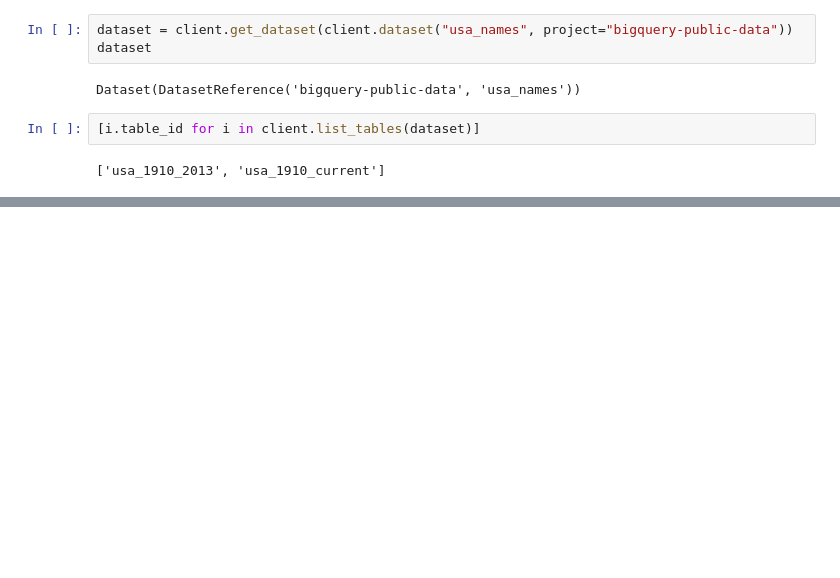
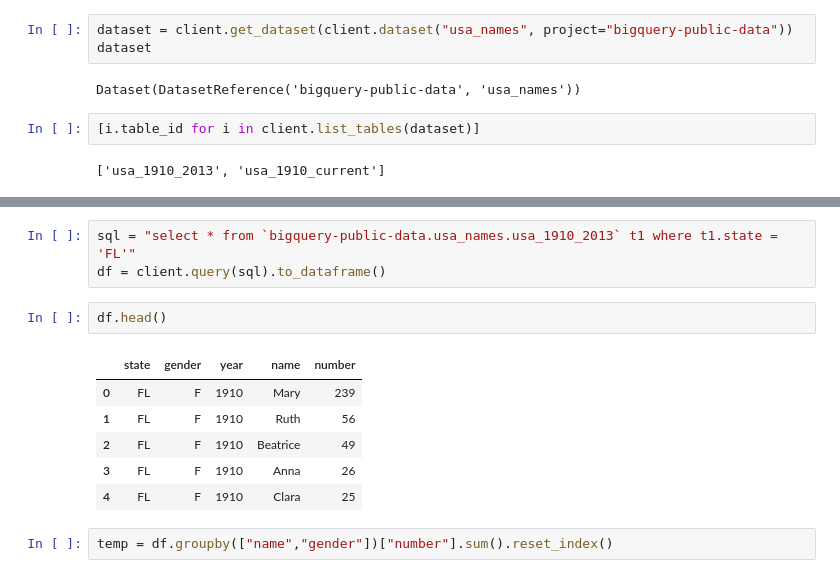
Before and after one commit to KimByoungmo/study_repos, a Jupyter notebook: python/kaggle/bigquery_example/bigquery_3.ipynb, the cells around one changed output, grey strips where cells are left out. Saved outputs shown, nothing was run; the diff lists cells and outputs as text; blank space fills up the shorter version.

```diff
--- a/python/kaggle/bigquery_example/bigquery_3.ipynb
+++ b/python/kaggle/bigquery_example/bigquery_3.ipynb
@@ -54,0 +65,14 @@ talbe의 총 data row수는 6,028,151
+# %%
+sql = "select * from `bigquery-public-data.usa_names.usa_1910_2013` t1 where t1.state = 'FL'"
+df = client.query(sql).to_dataframe()
+# %%
+df.head()
+# %% [output]
+|  | state | gender | year | name | number |
+| 0 | FL | F | 1910 | Mary | 239 |
+| 1 | FL | F | 1910 | Ruth | 56 |
+| 2 | FL | F | 1910 | Beatrice | 49 |
+| 3 | FL | F | 1910 | Anna | 26 |
+| 4 | FL | F | 1910 | Clara | 25 |
+# %%
+temp = df.groupby(["name","gender"])["number"].sum().reset_index()
```
Also changed, not shown: parts of 10 cells of this notebook, 4 other files.
